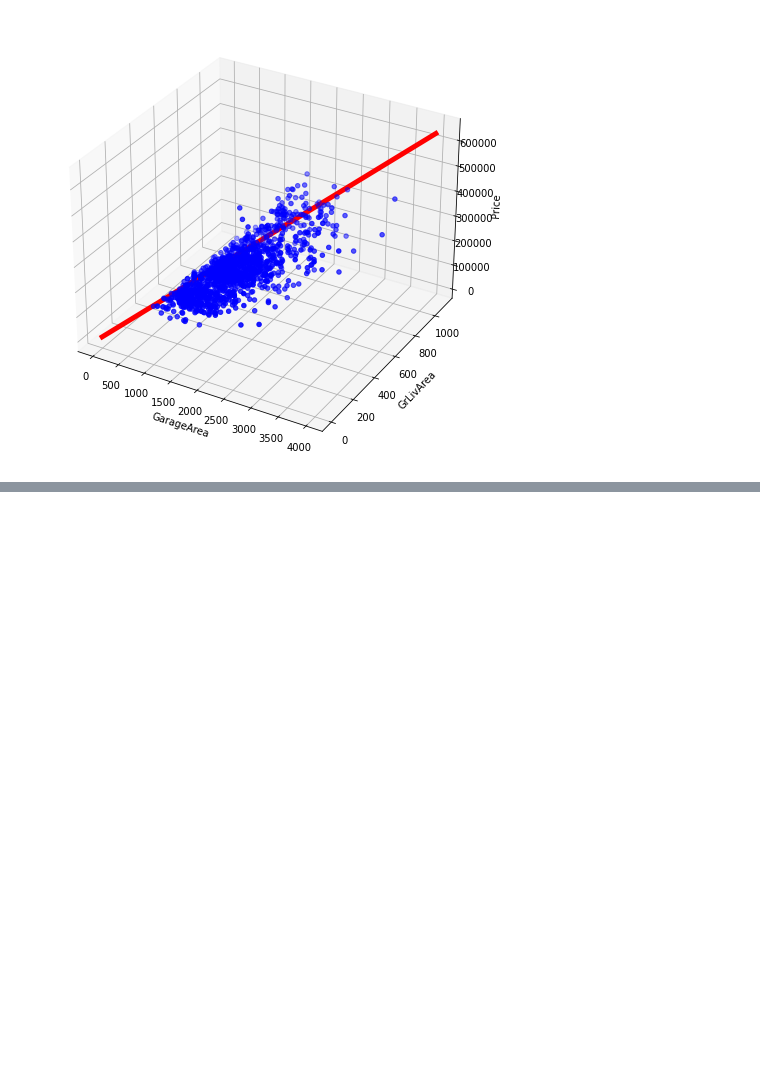
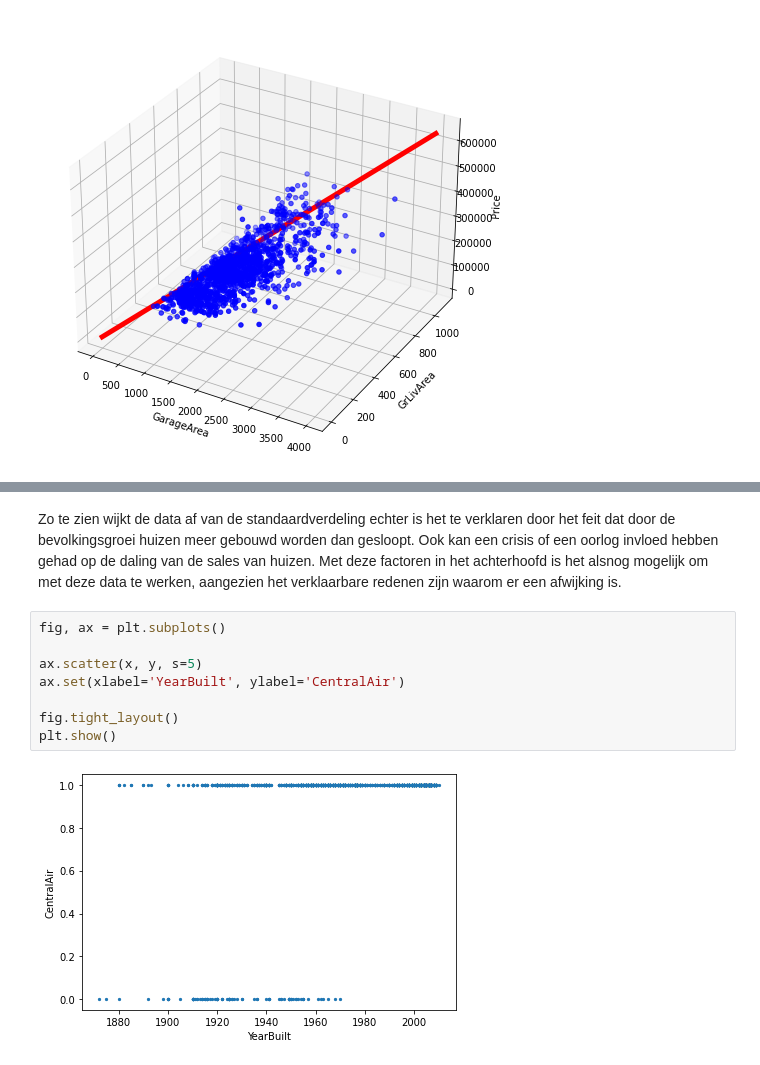
Before and after one commit to dvwgerritsen/data_science_research_report, a Jupyter notebook: research_report.ipynb, the cells around one changed output, grey strips where cells are left out. Cells and saved outputs as stored; diff of their text form; blank space fills up the shorter version.

```diff
--- a/research_report.ipynb
+++ b/research_report.ipynb
@@ -283,0 +334,13 @@ plt.show()
+# %% [markdown]
+Zo te zien wijkt de data af van de standaardverdeling echter is het te verklaren door het feit dat door de bevolkingsgroei huizen meer gebouwd worden dan gesloopt. Ook kan een crisis of een oorlog invloed hebben gehad op de daling van de sales van huizen.
+Met deze factoren in het achterhoofd is het alsnog mogelijk om met deze data te werken, aangezien het verklaarbare redenen zijn waarom er een afwijking is.
+# %%
+fig, ax = plt.subplots()
+
+ax.scatter(x, y, s=5)
+ax.set(xlabel='YearBuilt', ylabel='CentralAir')
+
+fig.tight_layout()
+plt.show()
+# %% [output]
+[figure, added]
```
Also changed, not shown: parts of 18 cells of this notebook, 2 other files.
